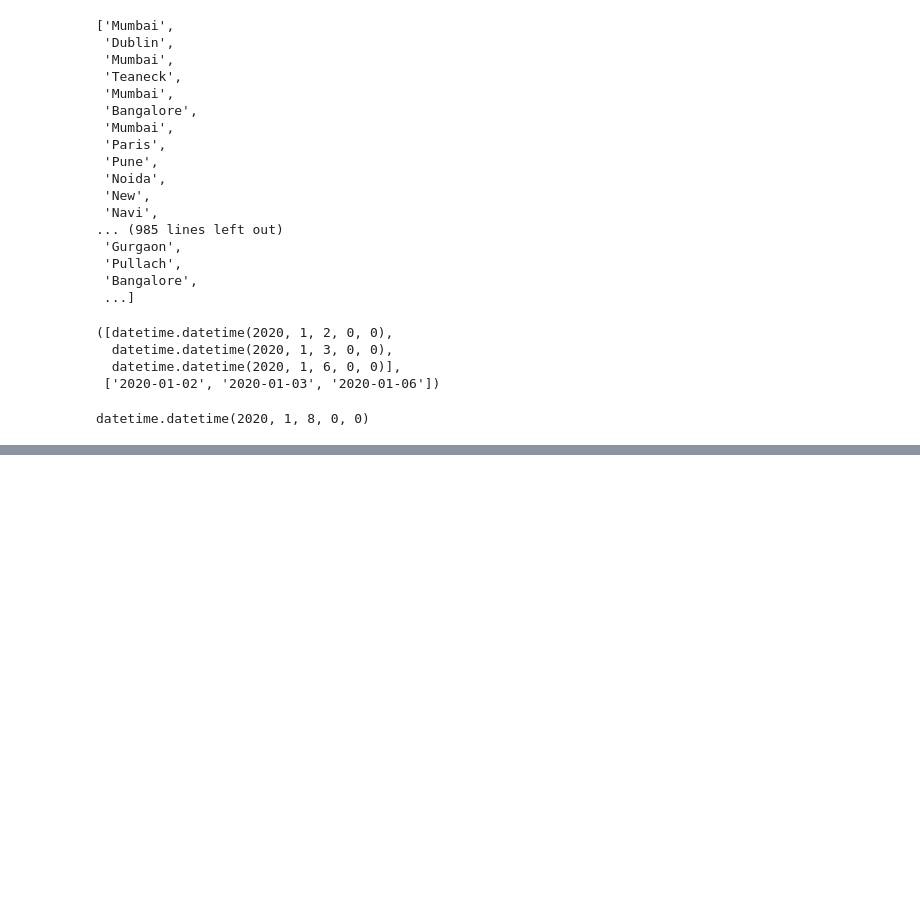
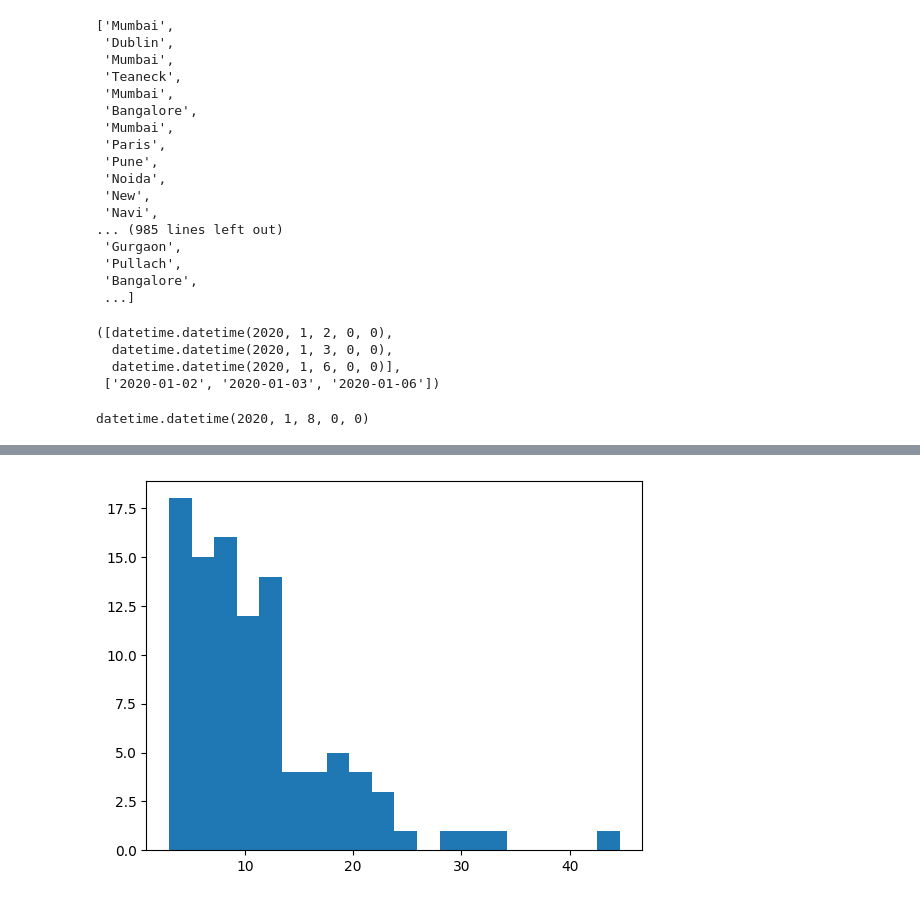
Before and after one commit to PaavoReinikka/database_project, a Jupyter notebook: paavo_tmp/data_prep.ipynb, the cells around one changed output, grey strips where cells are left out. Saved outputs shown, nothing was run; the diff lists cells and outputs as text; code cells hidden in the pictures; blank space fills up the shorter version.

```diff
--- a/paavo_tmp/data_prep.ipynb
+++ b/paavo_tmp/data_prep.ipynb
@@ -130,0 +399,4 @@ datetime.datetime(2020, 1, 8, 0, 0)
+# %%
+plt.hist(shipments_df.shipping_cost, bins=20);plt.show()
+# %% [output]
+[figure, added]
```
Also changed, not shown: parts of 21 cells of this notebook, 2 other files.
